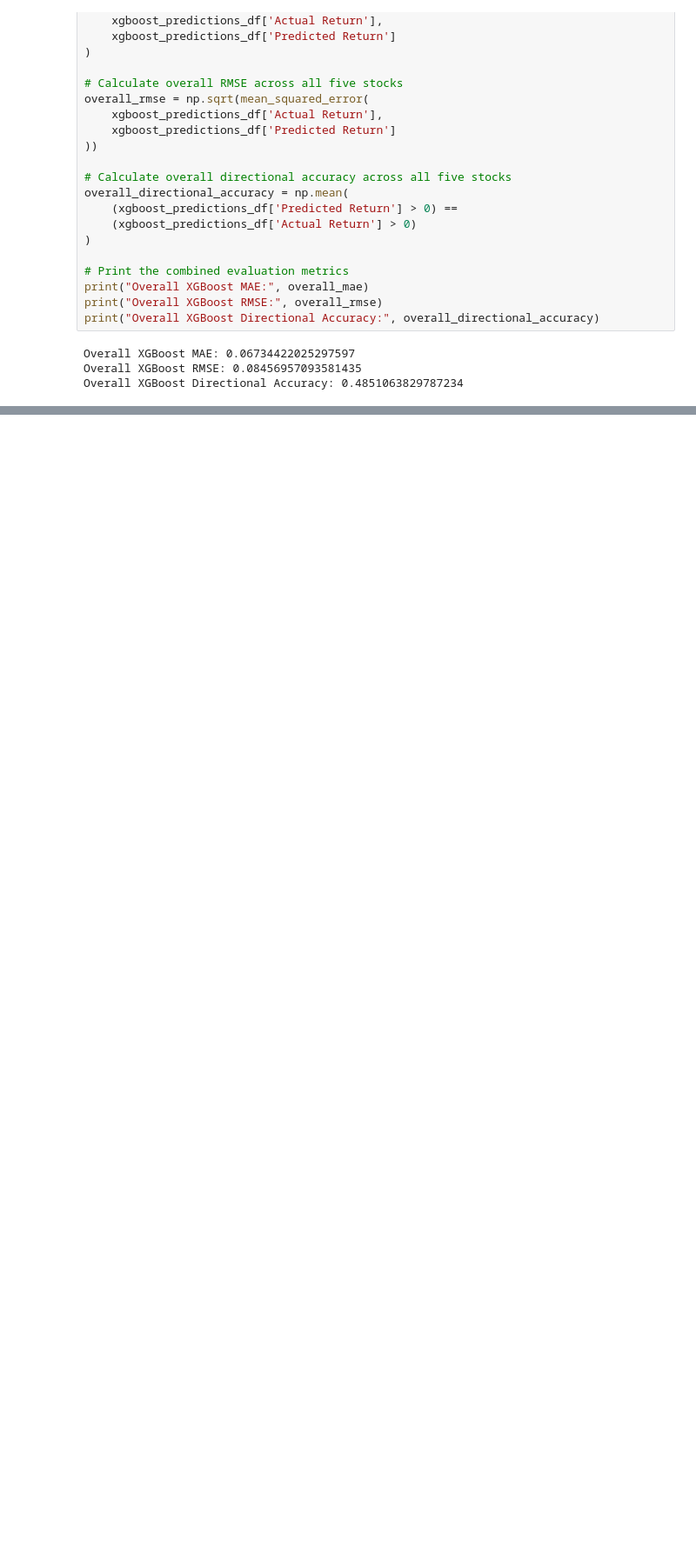
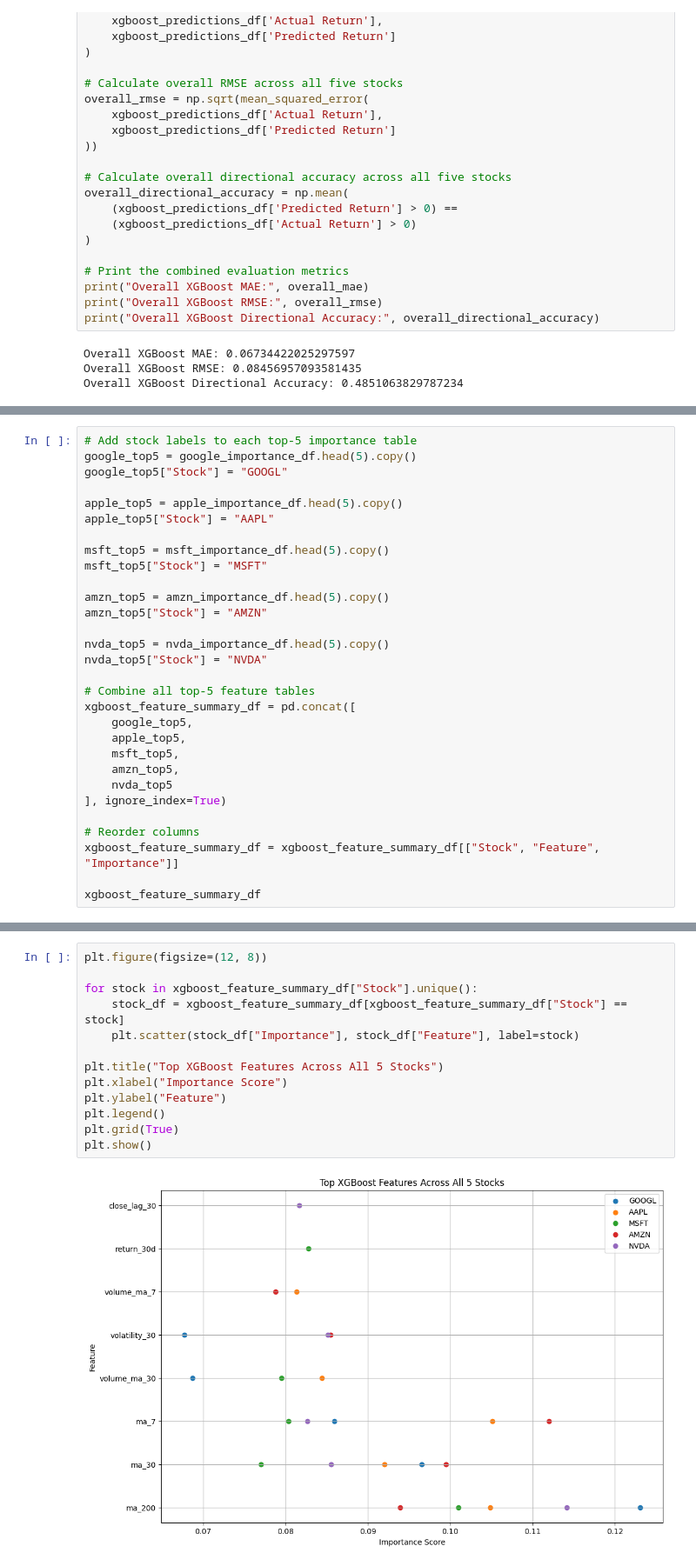
Before and after one commit to SU-IST707-SP26/group-project-algorithm-architects, a Jupyter notebook: work/Models/Xgboost_model.ipynb, the cells around one changed output, grey strips where cells are left out. Shown at 87% size. Drawn from its saved outputs; the diff is of its cells as text; blank space fills up the shorter version.

Commit message:
Updated Xgboost  model training

```diff
--- a/work/Models/Xgboost_model.ipynb
+++ b/work/Models/Xgboost_model.ipynb
@@ -2708,0 +2396,30 @@ Overall XGBoost Directional Accuracy: 0.4851063829787234
+# %%
+# Add stock labels to each top-5 importance table
+google_top5 = google_importance_df.head(5).copy()
+google_top5["Stock"] = "GOOGL"
+
+apple_top5 = apple_importance_df.head(5).copy()
+apple_top5["Stock"] = "AAPL"
+
+msft_top5 = msft_importance_df.head(5).copy()
+msft_top5["Stock"] = "MSFT"
+
+amzn_top5 = amzn_importance_df.head(5).copy()
+amzn_top5["Stock"] = "AMZN"
+
+nvda_top5 = nvda_importance_df.head(5).copy()
+nvda_top5["Stock"] = "NVDA"
+
+# Combine all top-5 feature tables
+xgboost_feature_summary_df = pd.concat([
+    google_top5,
+    apple_top5,
+    msft_top5,
+    amzn_top5,
+    nvda_top5
+], ignore_index=True)
+
+# Reorder columns
+xgboost_feature_summary_df = xgboost_feature_summary_df[["Stock", "Feature", "Importance"]]
+
+xgboost_feature_summary_df
@@ -2708,0 +2448,15 @@ Overall XGBoost Directional Accuracy: 0.4851063829787234
+# %%
+plt.figure(figsize=(12, 8))
+
+for stock in xgboost_feature_summary_df["Stock"].unique():
+    stock_df = xgboost_feature_summary_df[xgboost_feature_summary_df["Stock"] == stock]
+    plt.scatter(stock_df["Importance"], stock_df["Feature"], label=stock)
+
+plt.title("Top XGBoost Features Across All 5 Stocks")
+plt.xlabel("Importance Score")
+plt.ylabel("Feature")
+plt.legend()
+plt.grid(True)
+plt.show()
+# %% [output]
+[figure, added]
```
Also changed, not shown: parts of 53 cells of this notebook.
